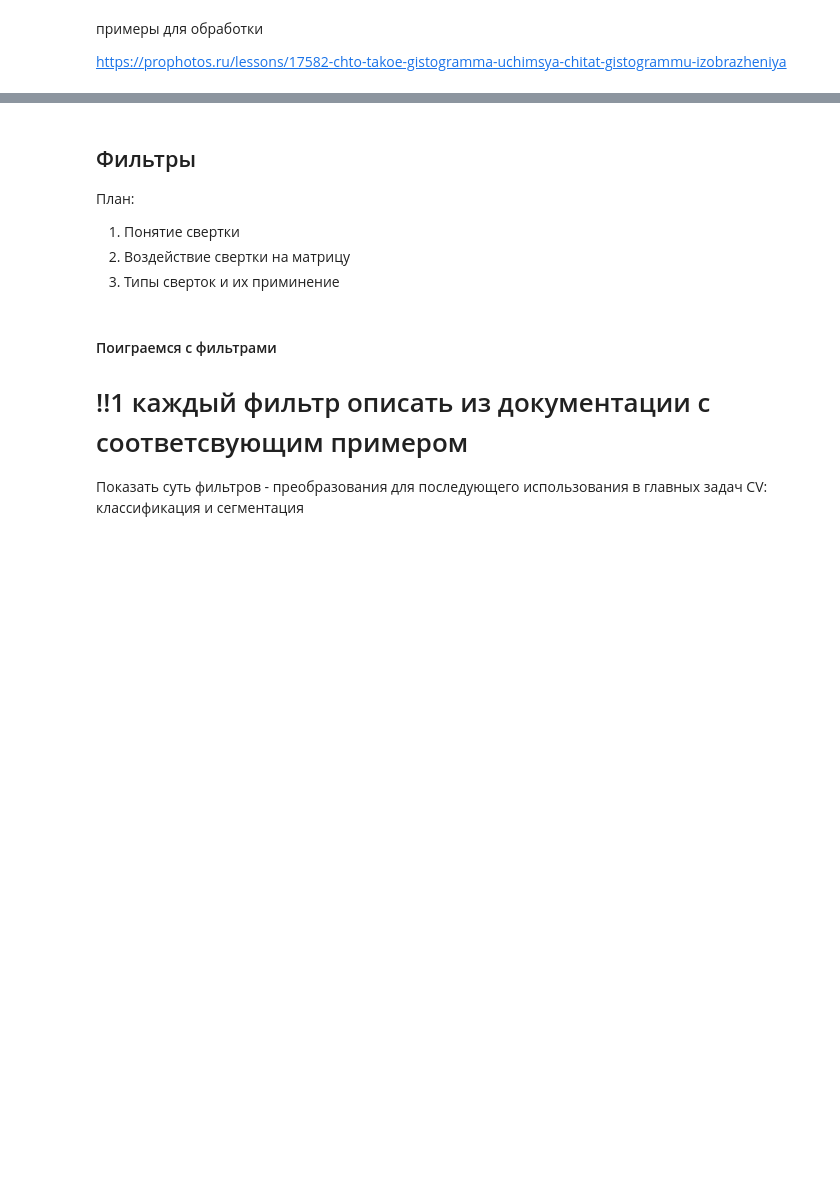
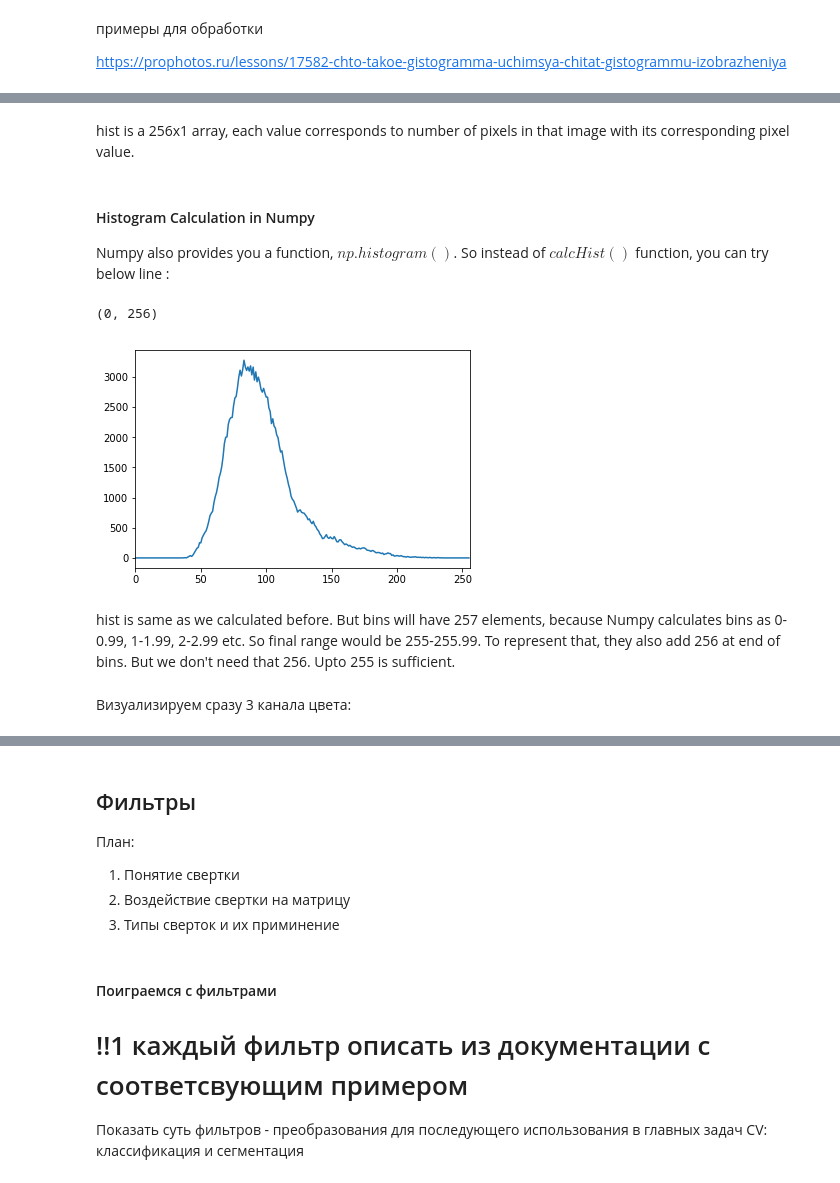
Before and after one commit to Keleas/CV_WOS, a Jupyter notebook: CV_ЗОШ/Lecture_2.ipynb, the cells around one changed output, grey strips where cells are left out. Drawn from its saved outputs; the diff is of its cells as text; code cells hidden in the pictures; blank space fills up the shorter version.

```diff
--- a/CV_ЗОШ/Lecture_2.ipynb
+++ b/CV_ЗОШ/Lecture_2.ipynb
@@ -172,0 +63,17 @@ plt.xlim([0,256])
+# %% [markdown]
+hist is a 256x1 array, each value corresponds to number of pixels in that image with its corresponding pixel value.
+# %% [markdown]
+#### Histogram Calculation in Numpy
+Numpy also provides you a function, $np.histogram()$. So instead of $calcHist()$ function, you can try below line :
+# %%
+gray = cv2.cvtColor(img, cv2.COLOR_RGB2GRAY)
+hist,bins = np.histogram(img.ravel(), 256, [0,256])
+plt.plot(hist)
+plt.xlim([0,256]);
+# %% [output]
+(0, 256)
+[figure, added]
+# %% [markdown]
+hist is same as we calculated before. But bins will have 257 elements, because Numpy calculates bins as 0-0.99, 1-1.99, 2-2.99 etc. So final range would be 255-255.99. To represent that, they also add 256 at end of bins. But we don't need that 256. Upto 255 is sufficient.
+# %% [markdown]
+Визуализируем сразу 3 канала цвета:
```
Also changed, not shown: parts of 43 cells of this notebook.
